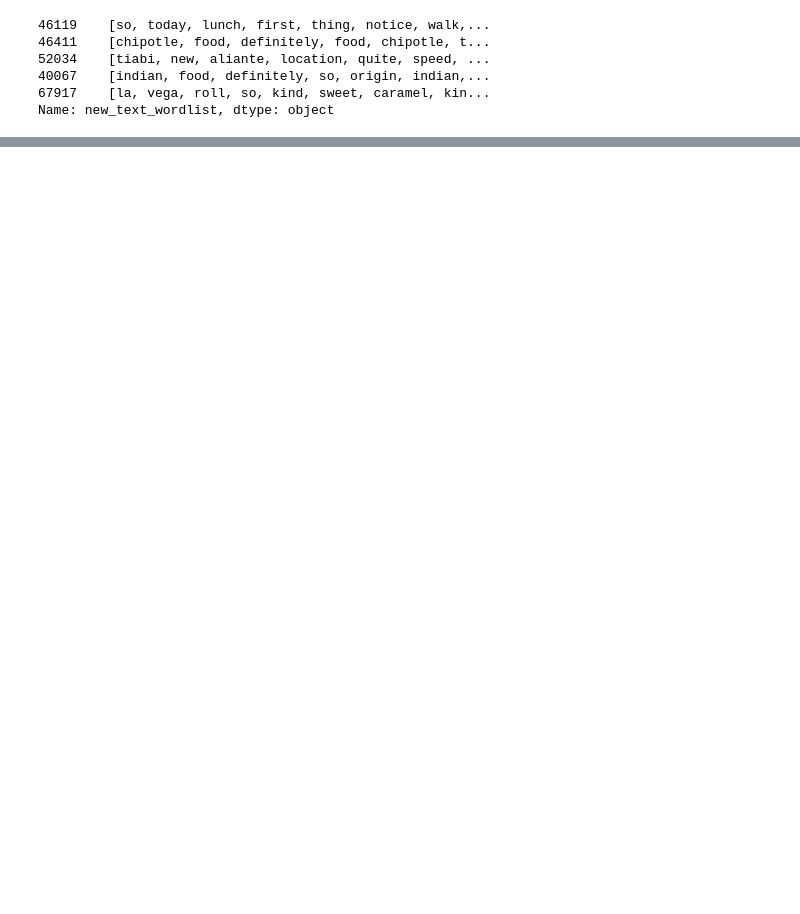
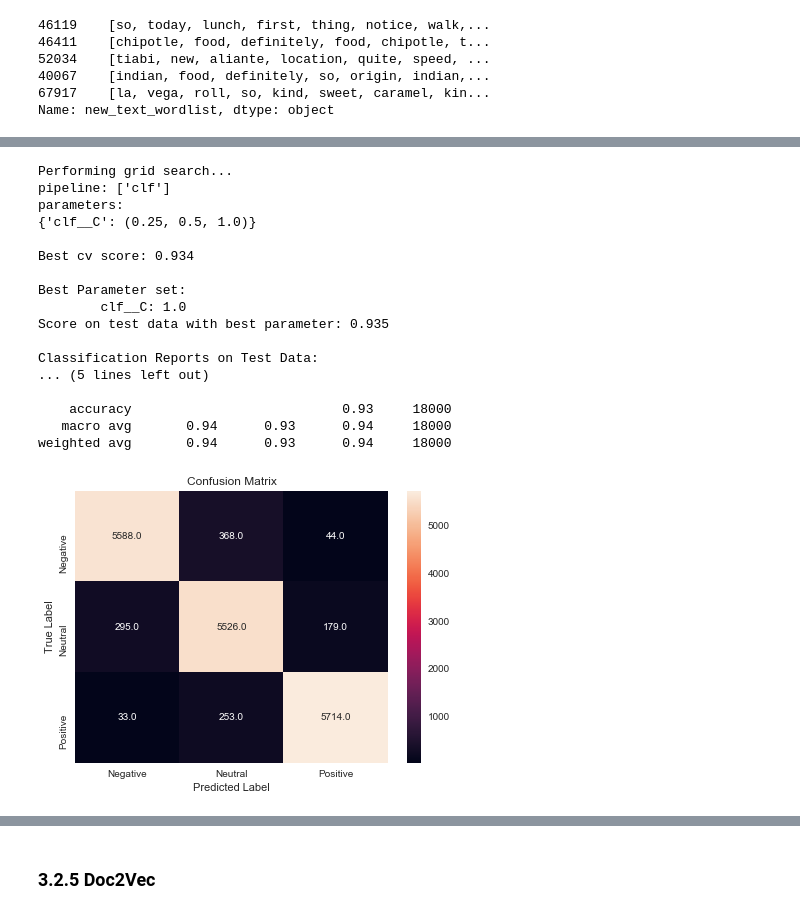
Before and after one commit to glingden/NLP-Sentiment-Analysis, a Jupyter notebook: sentiment_analysis.ipynb, the cells around one changed output, grey strips where cells are left out. Drawn from its saved outputs; the diff is of its cells as text; code cells hidden in the pictures; blank space fills up the shorter version.

```diff
--- a/sentiment_analysis.ipynb
+++ b/sentiment_analysis.ipynb
@@ -1006,0 +1046,24 @@ Wall time: 1min 51s
+# %%
+%%time
+#logisticRegression for multi-class
+clf_log = LogisticRegression(multi_class= 'multinomial', solver= 'newton-cg')
+best_logic_param_tfidf= grid_param_tune( clf_log, para_log, X_train_w2v, X_test_w2v, y_train, y_test,tf_idf_vect, cvect_para)
+# %% [output]
+Performing grid search...
+pipeline: ['clf']
+parameters:
+{'clf__C': (0.25, 0.5, 1.0)}
+
+Best cv score: 0.934
+
+Best Parameter set:
+        clf__C: 1.0
+Score on test data with best parameter: 0.935
+
+Classification Reports on Test Data:
+... (5 lines left out)
+
+    accuracy                           0.93     18000
+   macro avg       0.94      0.93      0.94     18000
+weighted avg       0.94      0.93      0.94     18000
+[figure, added]
@@ -1006,0 +1072,2 @@ Wall time: 1min 51s
+# %% [markdown]
+### <a id = "doc2vec" style="text-decoration:none"> 3.2.5  Doc2Vec </a>
```
Also changed, not shown: parts of 31 cells of this notebook.
